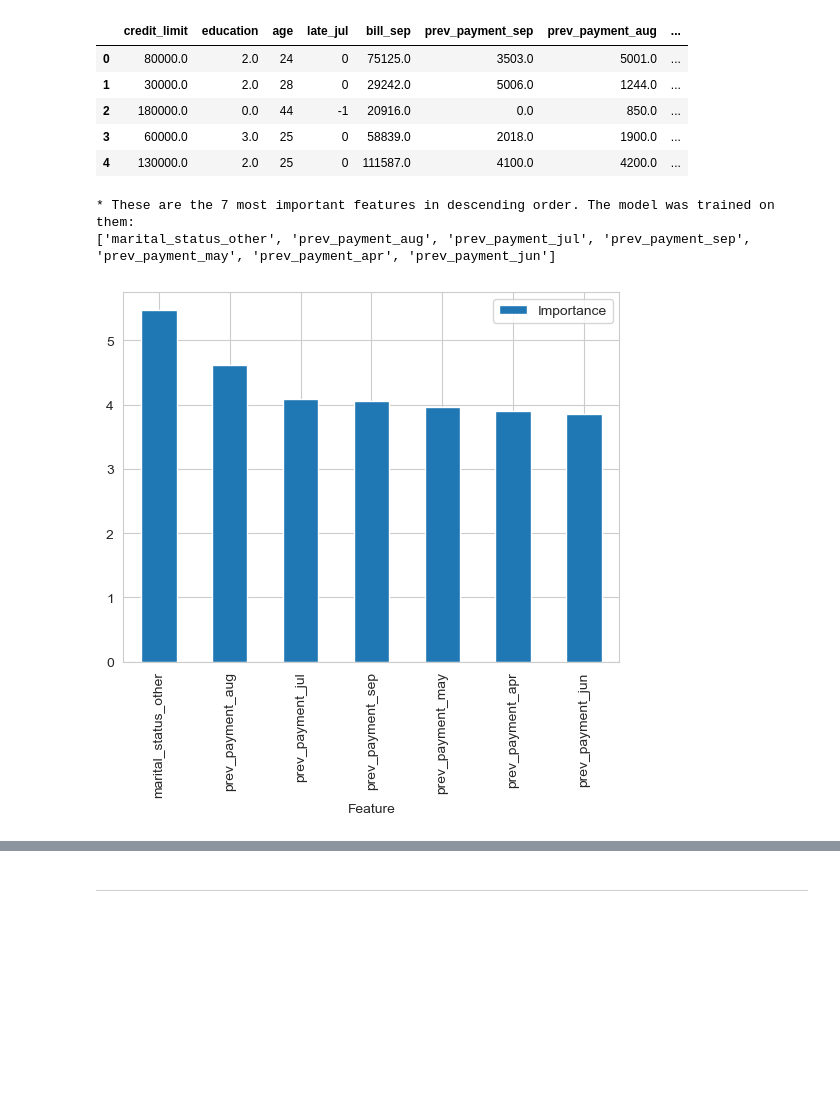
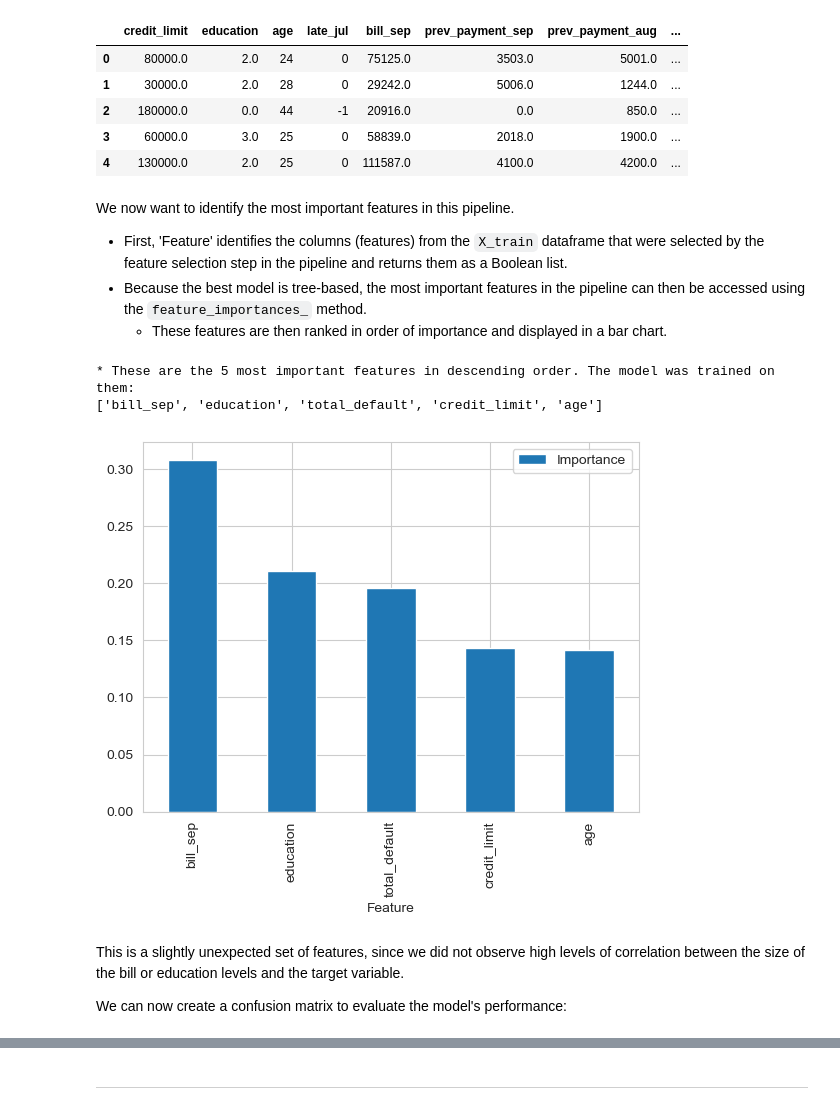
Before and after one commit to frankiesanjana/credit-card-default, a Jupyter notebook: jupyter_notebooks/05_modelling_and_evaluation.ipynb, the cells around one changed output, grey strips where cells are left out. Cells and saved outputs as stored; diff of their text form; code cells hidden in the pictures; blank space fills up the shorter version.

Commit message:
Feat: Add hyperparameter tuning & evaluation, NB05

```diff
--- a/jupyter_notebooks/05_modelling_and_evaluation.ipynb
+++ b/jupyter_notebooks/05_modelling_and_evaluation.ipynb
@@ -351,10 +351,10 @@ params_quick_search = {
 # %% [markdown]
 We now run GridSearch CV to identify the best performing algorithms for the data:
 # %%
-from sklearn.metrics import make_scorer, recall_score
-recall_search = HyperparameterOptimizationSearch(models=models_quick_search, params=params_quick_search)
-recall_search.fit(X_train, y_train,
-           scoring =  make_scorer(recall_score, pos_label=1),
+from sklearn.metrics import make_scorer, f1_score
+f1_search = HyperparameterOptimizationSearch(models=models_quick_search, params=params_quick_search)
+f1_search.fit(X_train, y_train,
+           scoring =  make_scorer(f1_score),
            n_jobs=-1, cv=5)
 # %% [output]
 Running GridSearchCV for LogisticRegression
@@ -439,7 +427,6 @@ First, we will define the models and parameters for the extensive search.
 models_search = {
     "RandomForestClassifier": RandomForestClassifier(random_state=0),
     "ExtraTreesClassifier": ExtraTreesClassifier(random_state=0),
-    "BernoulliNBClassifier": BernoulliNB()
 }
 
 params_search = {
@@ -458,16 +445,12 @@ params_search = {
         'model__min_samples_leaf': [1, 25, 50],
         'model__max_leaf_nodes': [None, 25, 50],
         'model__max_features': ['sqrt', 'log2', None]
-    },
-    "BernoulliNBClassifier": {
-        'model__alpha': [0.01, 0.1, 0.5, 1, 2, 5, 10],
-        'model__binarize': [0.0, 0.1, 0.5, 1.0]
     }
 }
 # %%
 detail_search = HyperparameterOptimizationSearch(models=models_search, params=params_search)
 detail_search.fit(X_train, y_train,
-           scoring =  make_scorer(recall_score, pos_label=1),
+           scoring =  make_scorer(f1_score),
            n_jobs=-1, cv=5)
 # %% [output]
 Running GridSearchCV for RandomForestClassifier
@@ -532,24 +519,33 @@ X_train.head()
 | 2 | 180000.0 | 0.0 | 44 | -1 | 20916.0 | 0.0 | 850.0 | ... |
 | 3 | 60000.0 | 3.0 | 25 | 0 | 58839.0 | 2018.0 | 1900.0 | ... |
 | 4 | 130000.0 | 2.0 | 25 | 0 | 111587.0 | 4100.0 | 4200.0 | ... |
+# %% [markdown]
+We now want to identify the most important features in this pipeline.
+* First, 'Feature' identifies the columns (features) from the `X_train` dataframe that were selected by the feature selection step in the pipeline and returns them as a Boolean list.
+* Because the best model is tree-based, the most important features in the pipeline can then be accessed using the `feature_importances_` method.
+    - These features are then ranked in order of importance and displayed in a bar chart.
 # %%
 # create DataFrame to display feature importance
 df_feature_importance = (pd.DataFrame(data={
     'Feature': X_train.columns[pipeline_clf['feat_selection'].get_support()],
-    'Importance': np.abs(pipeline_clf['model'].coef_[0])})
+    'Importance': pipeline_clf['model'].feature_importances_})
     .sort_values(by='Importance', ascending=False)
 )
 
 # re-assign best_features order
 best_features = df_feature_importance['Feature'].to_list()
 
 # Most important features statement and plot
 print(f"* These are the {len(best_features)} most important features in descending order. "
       f"The model was trained on them: \n{df_feature_importance['Feature'].to_list()}")
 
 df_feature_importance.plot(kind='bar', x='Feature', y='Importance')
 plt.show()
 # %% [output]
-* These are the 7 most important features in descending order. The model was trained on them:
-['marital_status_other', 'prev_payment_aug', 'prev_payment_jul', 'prev_payment_sep', 'prev_payment_may', 'prev_payment_apr', 'prev_payment_jun']
+* These are the 5 most important features in descending order. The model was trained on them:
+['bill_sep', 'education', 'total_default', 'credit_limit', 'age']
-[figure, old version]
+[figure, new version]
+# %% [markdown]
+This is a slightly unexpected set of features, since we did not observe high levels of correlation between the size of the bill or education levels and the target variable.
+
+We can now create a confusion matrix to evaluate the model's performance:
```
Also changed, not shown: parts of 29 cells of this notebook.
